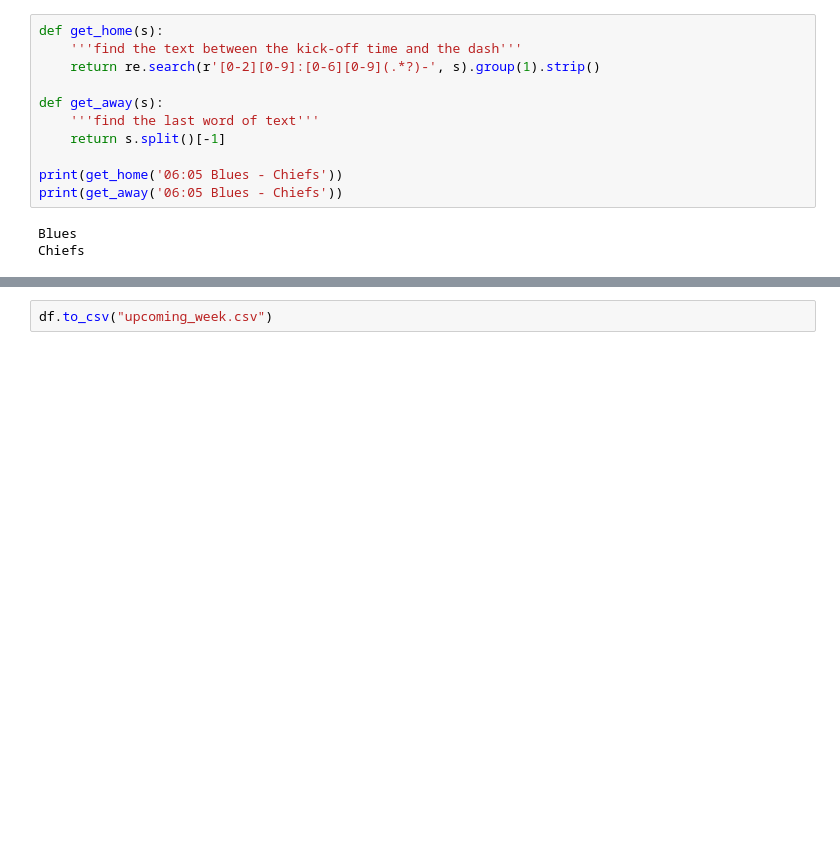
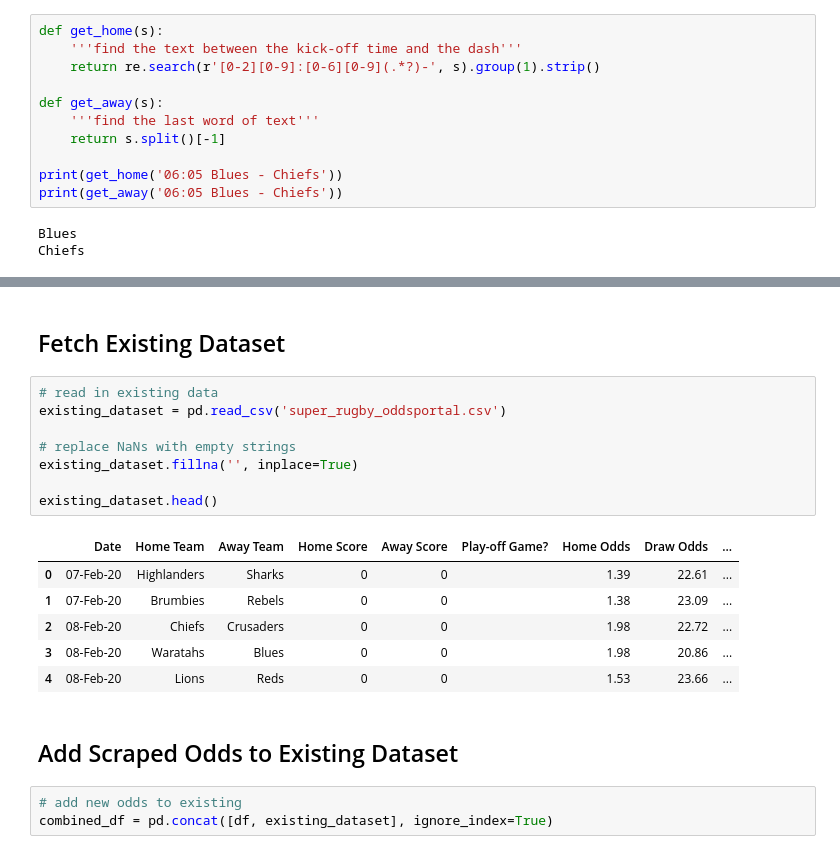
Before and after one commit to kieranbd/superrugby-predictor, a Jupyter notebook: Chromedriver_scraper.ipynb, the cells around one changed output, grey strips where cells are left out. Drawn from its saved outputs; the diff is of its cells as text; blank space fills up the shorter version.

Commit message:
auto add new odds to dataset; ran model

```diff
--- a/Chromedriver_scraper.ipynb
+++ b/Chromedriver_scraper.ipynb
@@ -184,2 +184,22 @@ df.head(7)
-# %%
-df.to_csv("upcoming_week.csv")
+# %% [markdown]
+## Fetch Existing Dataset
+# %%
+# read in existing data
+existing_dataset = pd.read_csv('super_rugby_oddsportal.csv')
+
+# replace NaNs with empty strings
+existing_dataset.fillna('', inplace=True)
+
+existing_dataset.head()
+# %% [output]
+|  | Date | Home Team | Away Team | Home Score | Away Score | Play-off Game? | Home Odds | Draw Odds | ... |
+| 0 | 07-Feb-20 | Highlanders | Sharks | 0 | 0 |  | 1.39 | 22.61 | ... |
+| 1 | 07-Feb-20 | Brumbies | Rebels | 0 | 0 |  | 1.38 | 23.09 | ... |
+| 2 | 08-Feb-20 | Chiefs | Crusaders | 0 | 0 |  | 1.98 | 22.72 | ... |
+| 3 | 08-Feb-20 | Waratahs | Blues | 0 | 0 |  | 1.98 | 20.86 | ... |
+| 4 | 08-Feb-20 | Lions | Reds | 0 | 0 |  | 1.53 | 23.66 | ... |
+# %% [markdown]
+## Add Scraped Odds to Existing Dataset
+# %%
+# add new odds to existing
+combined_df = pd.concat([df, existing_dataset], ignore_index=True)
```
Also changed, not shown: parts of 8 cells of this notebook, 5 other files.
